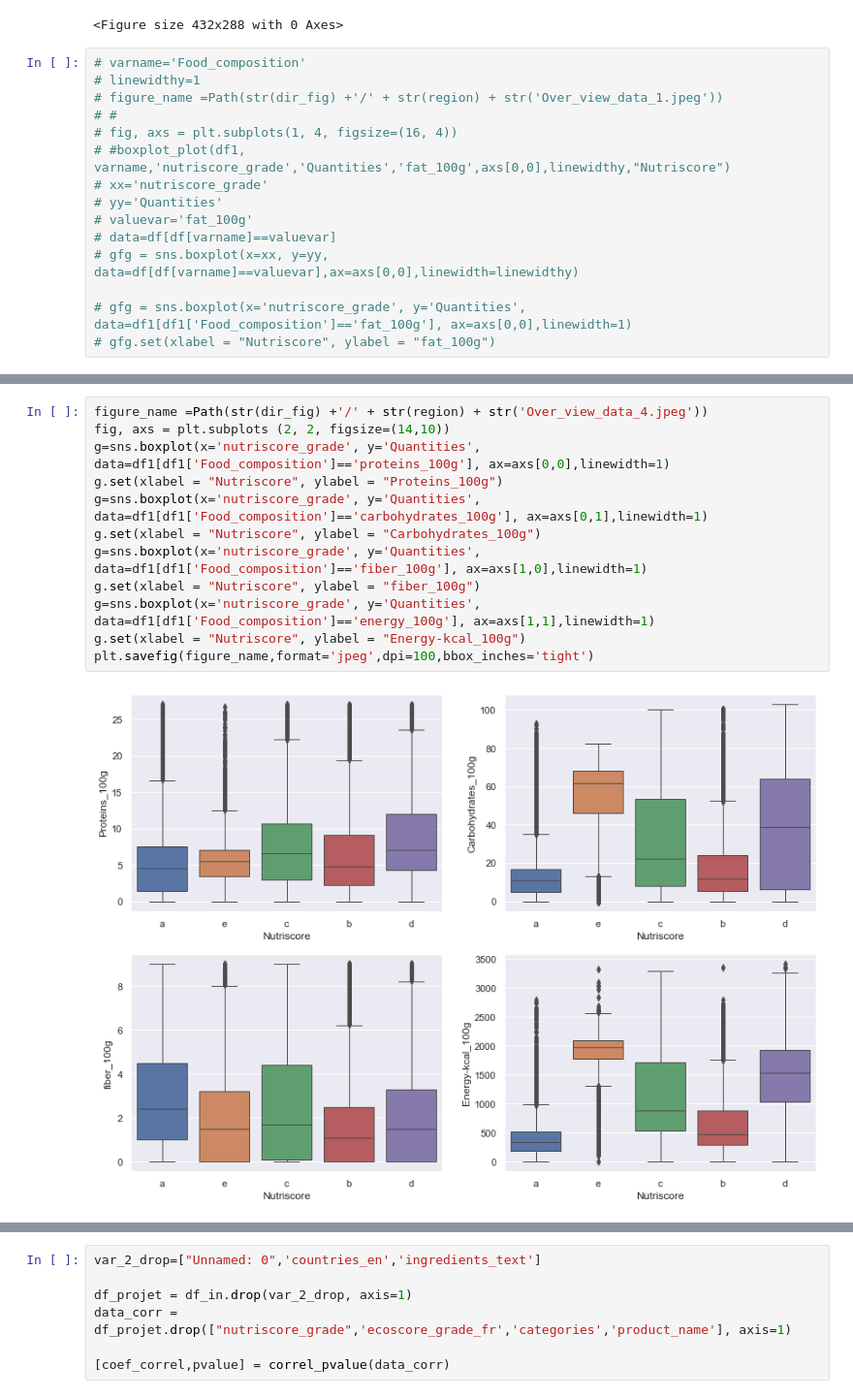
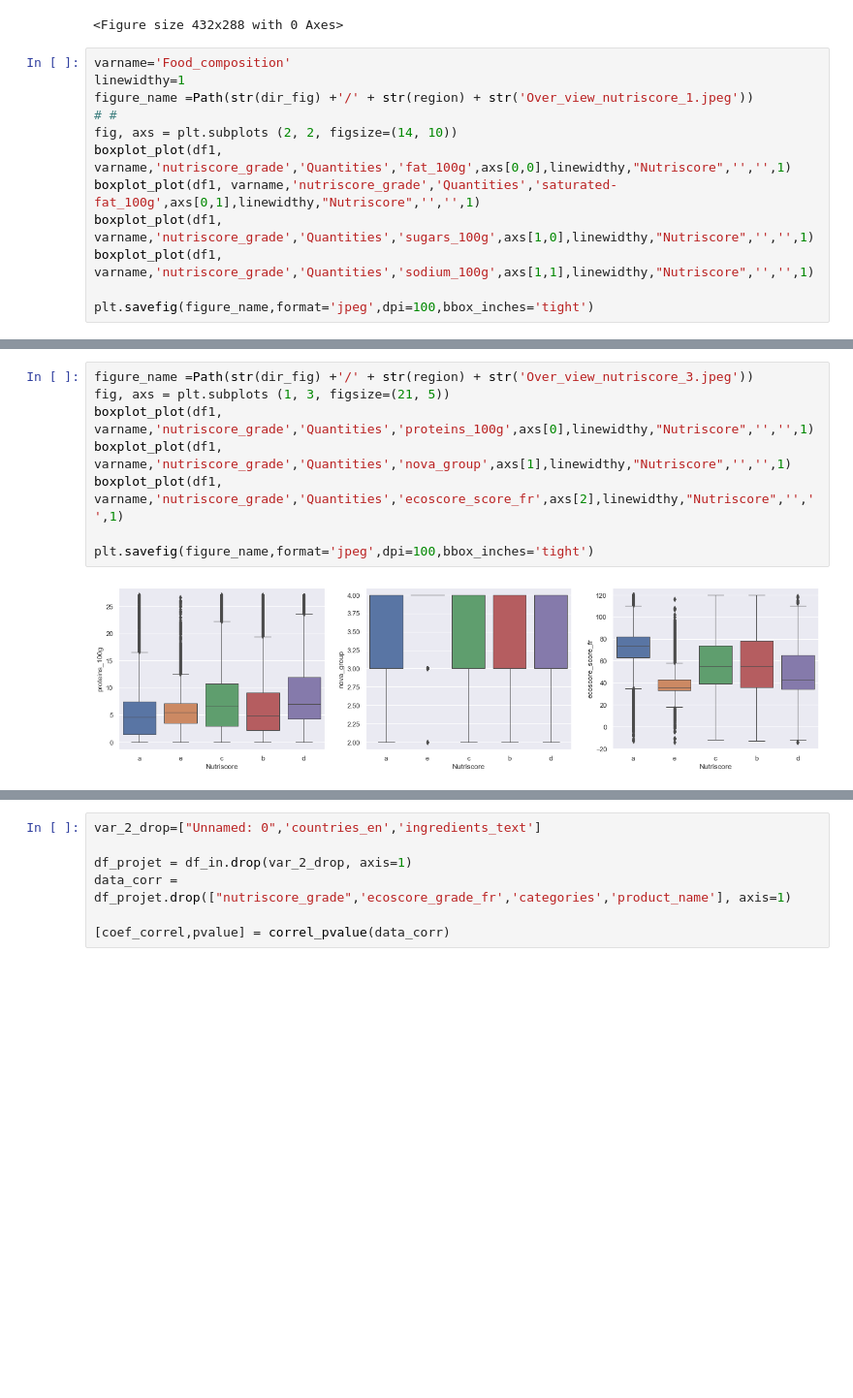
Before and after one commit to yonssJ/Data-Science-Course, a Jupyter notebook: PSanté_JOSE_Yonss/PSanté_02_notebookexploration.ipynb, the cells around one changed output, grey strips where cells are left out. Shown at 97% size. Saved outputs shown, nothing was run; the diff lists cells and outputs as text; blank space fills up the shorter version.

```diff
--- a/PSanté_JOSE_Yonss/PSanté_02_notebookexploration.ipynb
+++ b/PSanté_JOSE_Yonss/PSanté_02_notebookexploration.ipynb
@@ -94,17 +103,14 @@ plt.savefig(figure_name,format='jpeg',dpi=100,bbox_inches='tight')
 [figure]
 <Figure size 432x288 with 0 Axes>
 # %%
-# varname='Food_composition'
-# linewidthy=1
-# figure_name =Path(str(dir_fig) +'/' + str(region) + str('Over_view_data_1.jpeg'))
+varname='Food_composition'
+linewidthy=1
+figure_name =Path(str(dir_fig) +'/' + str(region) + str('Over_view_nutriscore_1.jpeg'))
 # #
-# fig, axs = plt.subplots(1, 4, figsize=(16, 4))
-# #boxplot_plot(df1, varname,'nutriscore_grade','Quantities','fat_100g',axs[0,0],linewidthy,"Nutriscore")
-# xx='nutriscore_grade'
-# yy='Quantities'
-# valuevar='fat_100g'
-# data=df[df[varname]==valuevar]
-# gfg = sns.boxplot(x=xx, y=yy, data=df[df[varname]==valuevar],ax=axs[0,0],linewidth=linewidthy)
+fig, axs = plt.subplots (2, 2, figsize=(14, 10))
+boxplot_plot(df1, varname,'nutriscore_grade','Quantities','fat_100g',axs[0,0],linewidthy,"Nutriscore",'','',1)
+boxplot_plot(df1, varname,'nutriscore_grade','Quantities','saturated-fat_100g',axs[0,1],linewidthy,"Nutriscore",'','',1)
+boxplot_plot(df1, varname,'nutriscore_grade','Quantities','sugars_100g',axs[1,0],linewidthy,"Nutriscore",'','',1)
+boxplot_plot(df1, varname,'nutriscore_grade','Quantities','sodium_100g',axs[1,1],linewidthy,"Nutriscore",'','',1)
 
-# gfg = sns.boxplot(x='nutriscore_grade', y='Quantities', data=df1[df1['Food_composition']=='fat_100g'], ax=axs[0,0],linewidth=1)
-# gfg.set(xlabel = "Nutriscore", ylabel = "fat_100g")
+plt.savefig(figure_name,format='jpeg',dpi=100,bbox_inches='tight')
@@ -131,14 +130,10 @@ plt.savefig(figure_name,format='jpeg',dpi=100,bbox_inches='tight')
 # %%
-figure_name =Path(str(dir_fig) +'/' + str(region) + str('Over_view_data_4.jpeg'))
-fig, axs = plt.subplots (2, 2, figsize=(14,10))
-g=sns.boxplot(x='nutriscore_grade', y='Quantities', data=df1[df1['Food_composition']=='proteins_100g'], ax=axs[0,0],linewidth=1)
-g.set(xlabel = "Nutriscore", ylabel = "Proteins_100g")
-g=sns.boxplot(x='nutriscore_grade', y='Quantities', data=df1[df1['Food_composition']=='carbohydrates_100g'], ax=axs[0,1],linewidth=1)
-g.set(xlabel = "Nutriscore", ylabel = "Carbohydrates_100g")
-g=sns.boxplot(x='nutriscore_grade', y='Quantities', data=df1[df1['Food_composition']=='fiber_100g'], ax=axs[1,0],linewidth=1)
-g.set(xlabel = "Nutriscore", ylabel = "fiber_100g")
-g=sns.boxplot(x='nutriscore_grade', y='Quantities', data=df1[df1['Food_composition']=='energy_100g'], ax=axs[1,1],linewidth=1)
-g.set(xlabel = "Nutriscore", ylabel = "Energy-kcal_100g")
+figure_name =Path(str(dir_fig) +'/' + str(region) + str('Over_view_nutriscore_3.jpeg'))
+fig, axs = plt.subplots (1, 3, figsize=(21, 5))
+boxplot_plot(df1, varname,'nutriscore_grade','Quantities','proteins_100g',axs[0],linewidthy,"Nutriscore",'','',1)
+boxplot_plot(df1, varname,'nutriscore_grade','Quantities','nova_group',axs[1],linewidthy,"Nutriscore",'','',1)
+boxplot_plot(df1, varname,'nutriscore_grade','Quantities','ecoscore_score_fr',axs[2],linewidthy,"Nutriscore",'','',1)
+
 plt.savefig(figure_name,format='jpeg',dpi=100,bbox_inches='tight')
 # %% [output]
-[figure, old version]
+[figure, new version]
```
Also changed, not shown: parts of 77 cells of this notebook, 2 other files.
